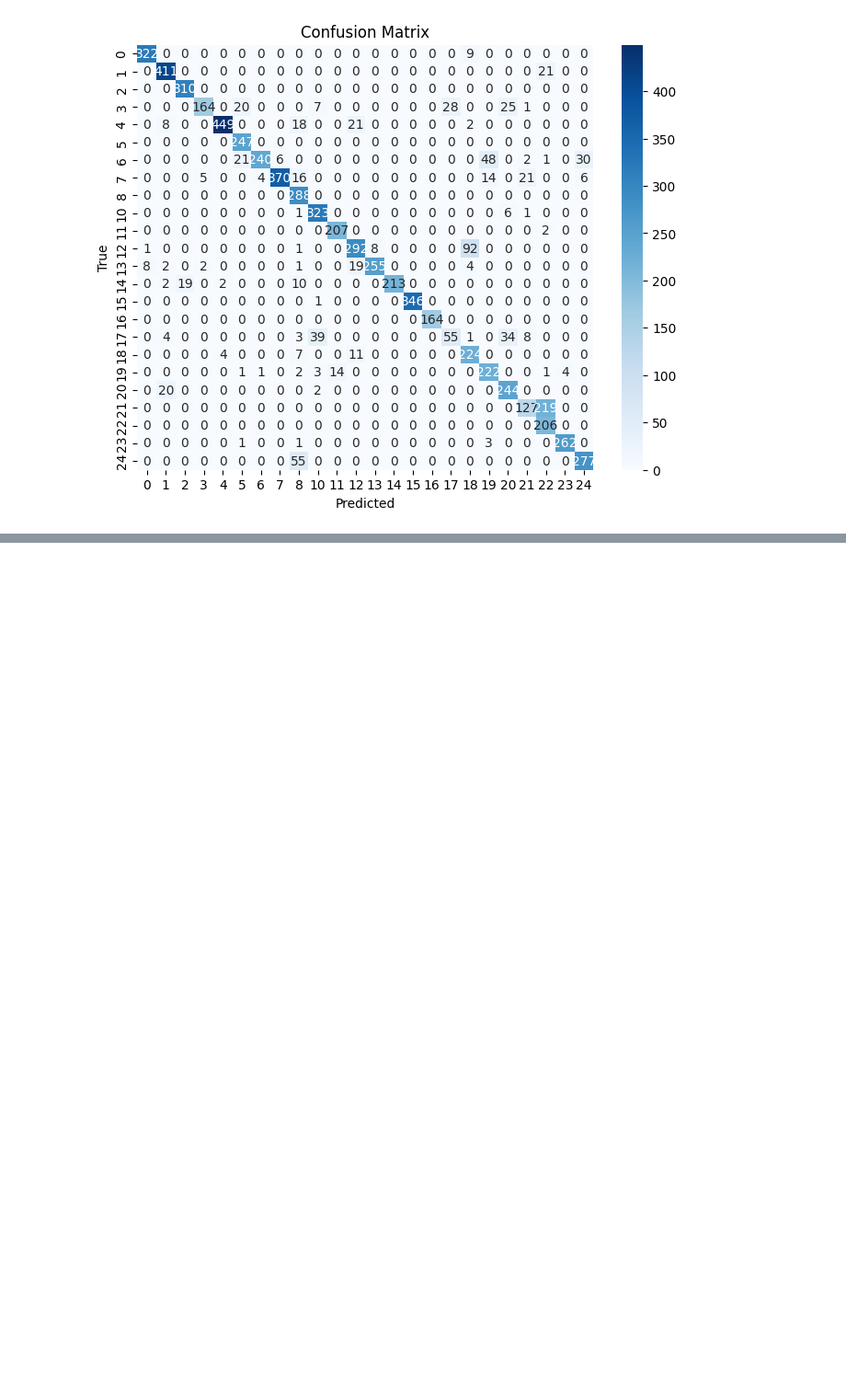
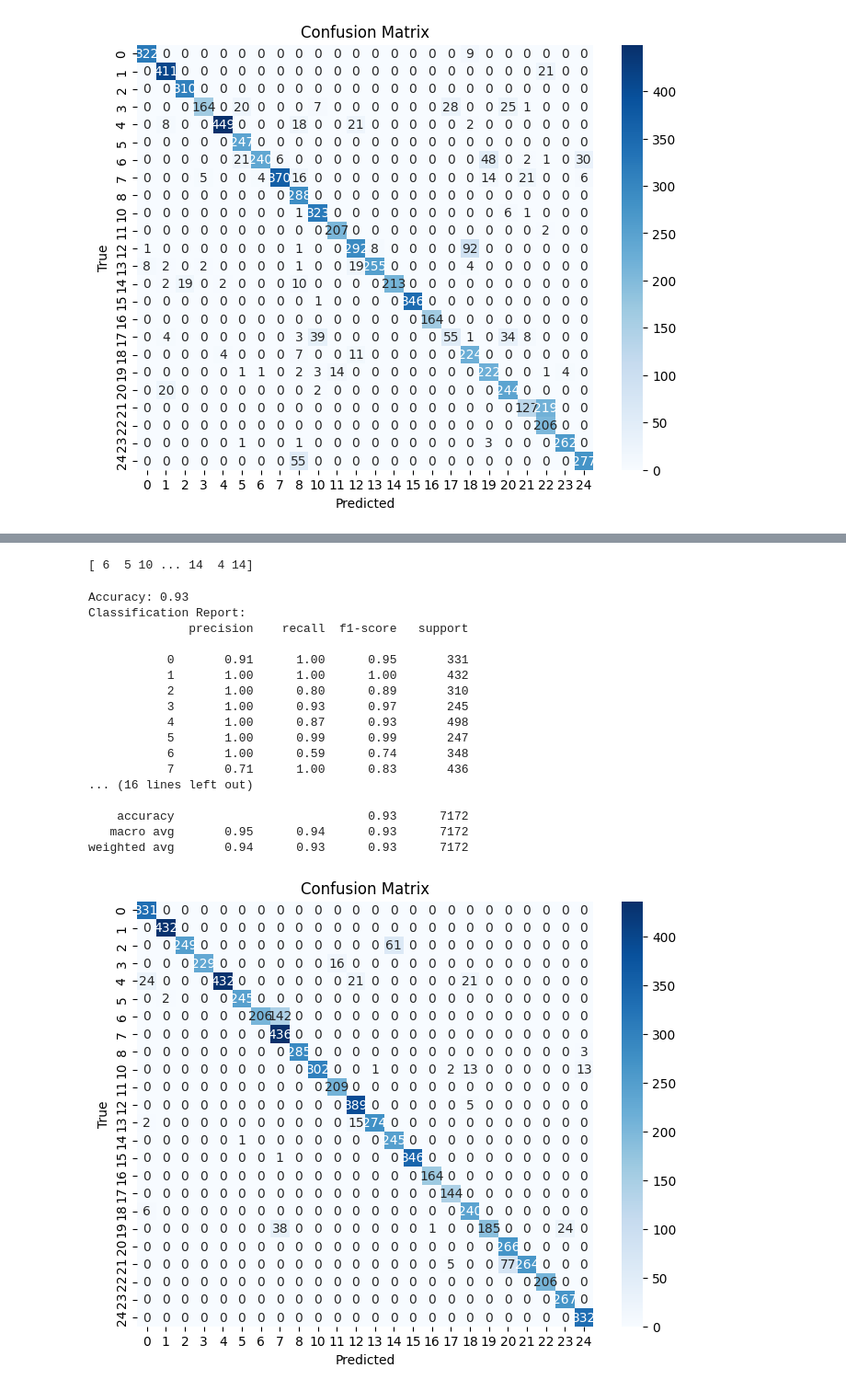
Before and after one commit to damodaramPv/ML_project, a Jupyter notebook: Project_Phase1.ipynb, the cells around one changed output, grey strips where cells are left out. Shown at 92% size. Cells and saved outputs as stored; diff of their text form; code cells hidden in the pictures; blank space fills up the shorter version.

```diff
--- a/Project_Phase1.ipynb
+++ b/Project_Phase1.ipynb
@@ -399,0 +576,3 @@ weighted avg       0.89      0.87      0.86      7172
+# %%
+predictions4 = model4.predict(x_test)
+predicted_labels4 = np.argmax(predictions4, axis=1)
@@ -399,0 +581,40 @@ weighted avg       0.89      0.87      0.86      7172
+# %%
+for i in range(len(predicted_labels4)):
+    if predicted_labels4[i] > 8:
+        predicted_labels4[i]+=1
+print(predicted_labels4)
+# %% [output]
+[ 6  5 10 ... 14  4 14]
+# %%
+true_labels4 = np.array(test_df['label'])
+accuracy4 = accuracy_score(true_labels4, predicted_labels4)
+cm4 = confusion_matrix(true_labels4, predicted_labels4)
+print(f'Accuracy: {accuracy4:.2f}')
+class_labels4 = [0,1,2,3,4,5,6,7,8,10,11,12,13,14,15,16,17,18,19,20,21,22,23,24]
+classification_rep4 = classification_report(true_labels4, predicted_labels4)
+print(f'Classification Report:\n{classification_rep4}')
+plt.figure(figsize=(8, 6))
+sns.heatmap(cm4, annot=True, fmt="d", cmap="Blues", xticklabels=class_labels4, yticklabels=class_labels4)
+plt.xlabel('Predicted')
+plt.ylabel('True')
+plt.title('Confusion Matrix')
+plt.show()
+# %% [output]
+Accuracy: 0.93
+Classification Report:
+              precision    recall  f1-score   support
+
+           0       0.91      1.00      0.95       331
+           1       1.00      1.00      1.00       432
+           2       1.00      0.80      0.89       310
+           3       1.00      0.93      0.97       245
+           4       1.00      0.87      0.93       498
+           5       1.00      0.99      0.99       247
+           6       1.00      0.59      0.74       348
+           7       0.71      1.00      0.83       436
+... (16 lines left out)
+
+    accuracy                           0.93      7172
+   macro avg       0.95      0.94      0.93      7172
+weighted avg       0.94      0.93      0.93      7172
+[figure, added]
```
Also changed, not shown: parts of 19 cells of this notebook, 2 other files.
